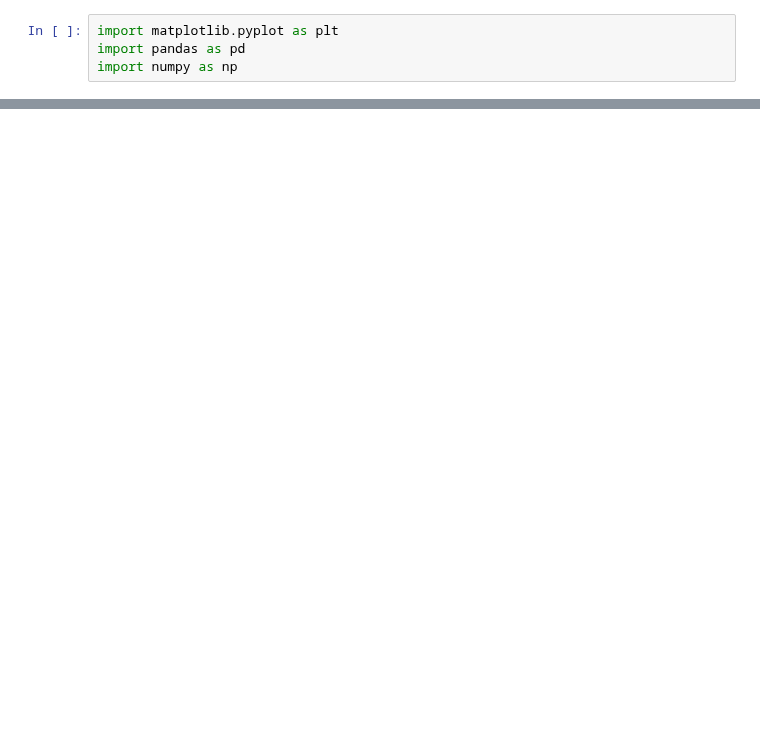
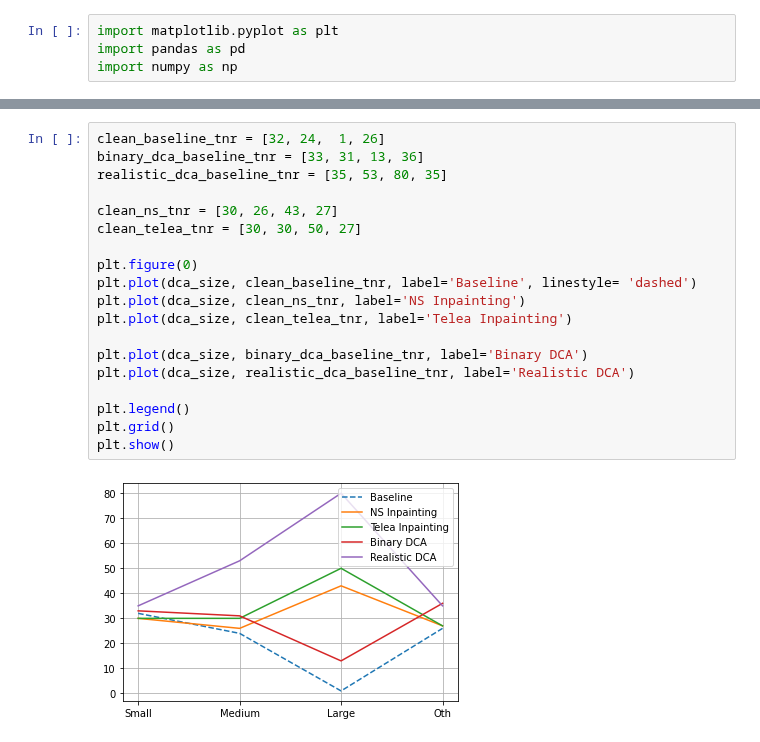
Before and after one commit to mmu-dermatology-research/dca_artifact_removal, a Jupyter notebook: Notebooks/Graph_Gen.ipynb, the cells around one changed output, grey strips where cells are left out. Saved outputs shown, nothing was run; the diff lists cells and outputs as text; blank space fills up the shorter version.

```diff
--- a/Notebooks/Graph_Gen.ipynb
+++ b/Notebooks/Graph_Gen.ipynb
@@ -31,0 +65,21 @@ plt.show()
+# %%
+clean_baseline_tnr = [32, 24,  1, 26]
+binary_dca_baseline_tnr = [33, 31, 13, 36]
+realistic_dca_baseline_tnr = [35, 53, 80, 35]
+
+clean_ns_tnr = [30, 26, 43, 27]
+clean_telea_tnr = [30, 30, 50, 27]
+
+plt.figure(0)
+plt.plot(dca_size, clean_baseline_tnr, label='Baseline', linestyle= 'dashed')
+plt.plot(dca_size, clean_ns_tnr, label='NS Inpainting')
+plt.plot(dca_size, clean_telea_tnr, label='Telea Inpainting')
+
+plt.plot(dca_size, binary_dca_baseline_tnr, label='Binary DCA')
+plt.plot(dca_size, realistic_dca_baseline_tnr, label='Realistic DCA')
+
+plt.legend()
+plt.grid()
+plt.show()
+# %% [output]
+[figure, added]
```
Also changed, not shown: parts of 16 cells of this notebook, 13 other files.
